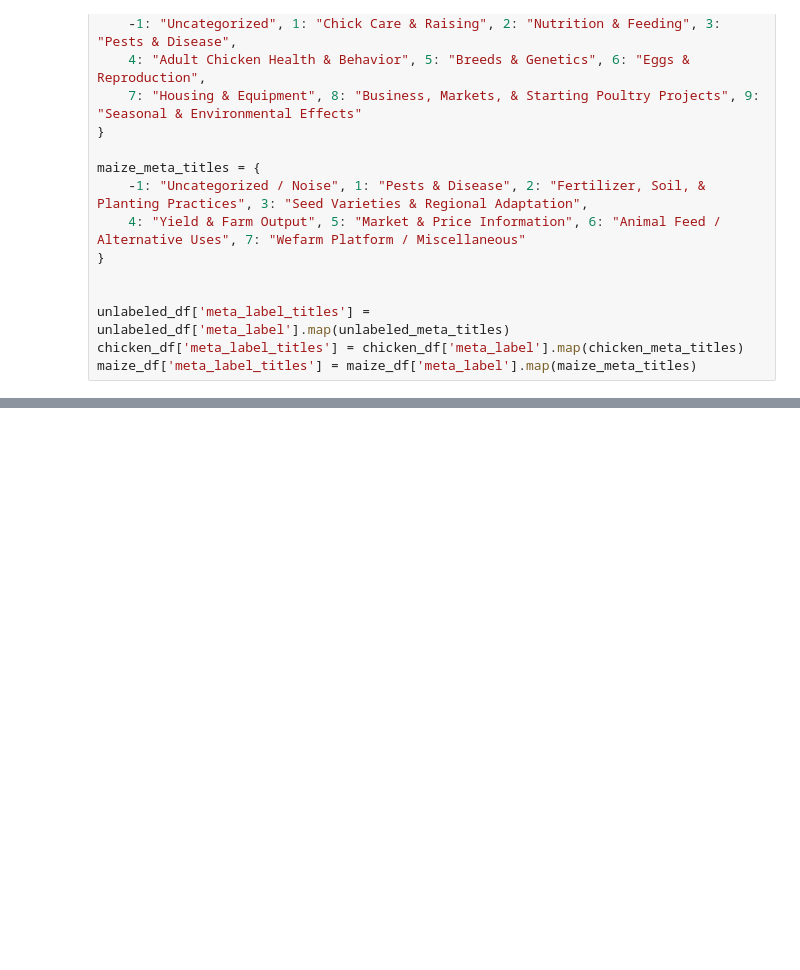
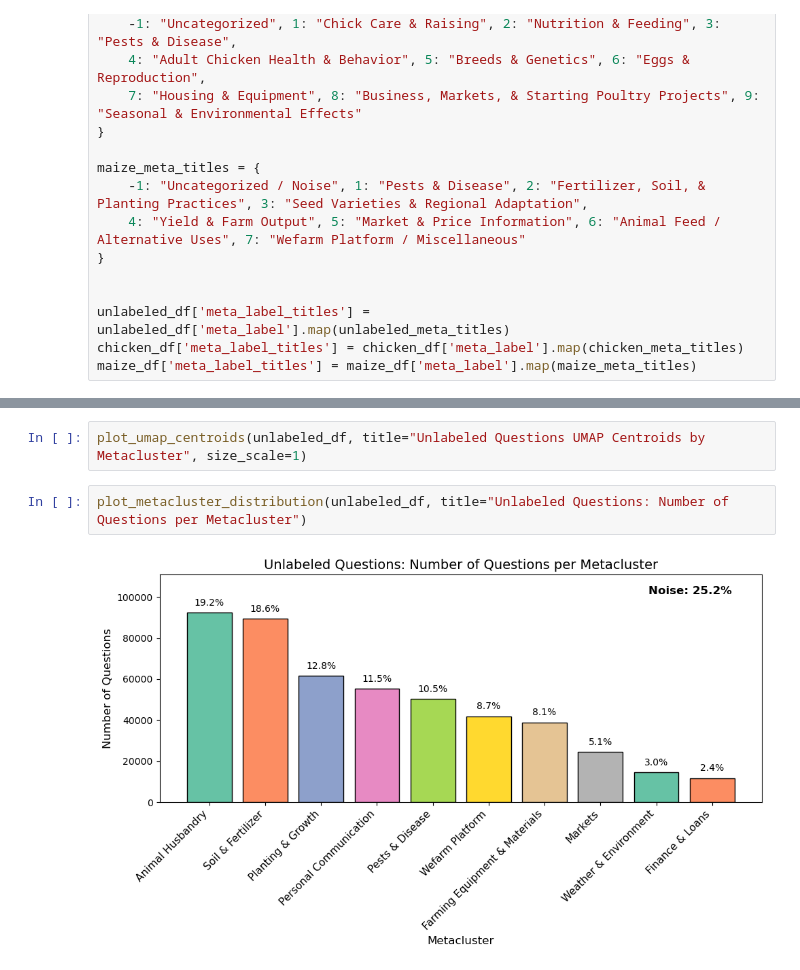
Before and after one commit to ruggbk/datakit-smallholder-farmers-fall-2025, a Jupyter notebook: BKR_generalEDA/notebooks/final_analysis.ipynb, the cells around one changed output, grey strips where cells are left out. Drawn from its saved outputs; the diff is of its cells as text; blank space fills up the shorter version.

```diff
--- a/BKR_generalEDA/notebooks/final_analysis.ipynb
+++ b/BKR_generalEDA/notebooks/final_analysis.ipynb
@@ -90,0 +80,6 @@ Name: count, dtype: int64
+# %%
+plot_umap_centroids(unlabeled_df, title="Unlabeled Questions UMAP Centroids by Metacluster", size_scale=1)
+# %%
+plot_metacluster_distribution(unlabeled_df, title="Unlabeled Questions: Number of Questions per Metacluster")
+# %% [output]
+[figure, added]
```
Also changed, not shown: parts of 15 cells of this notebook, 7 other files.
